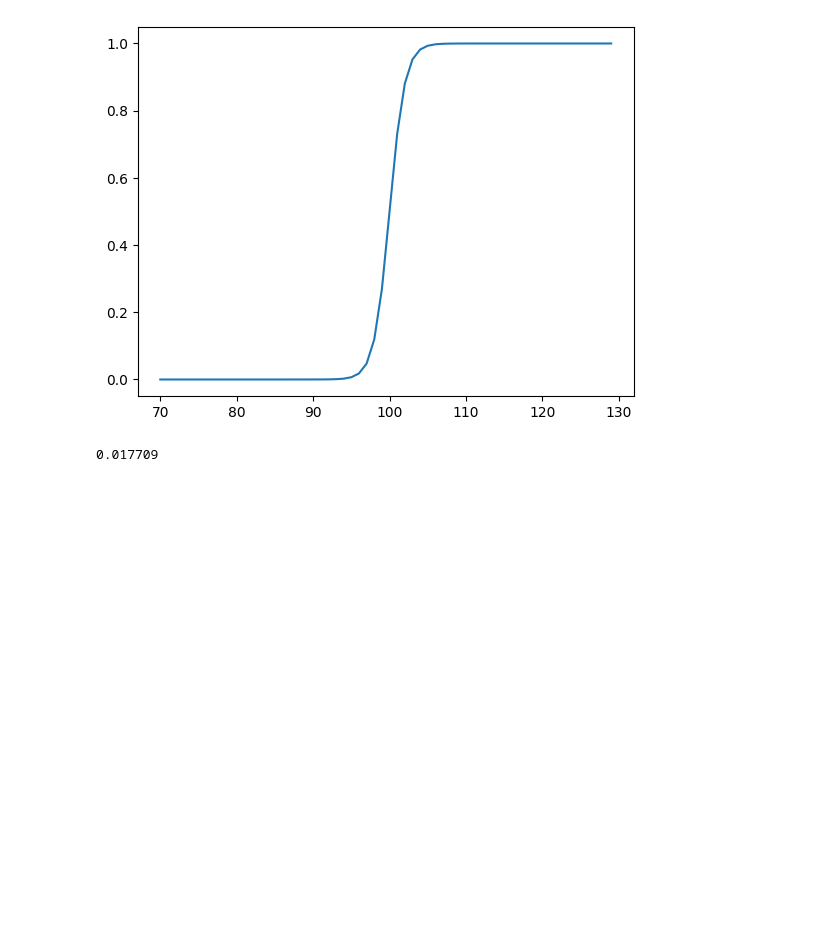
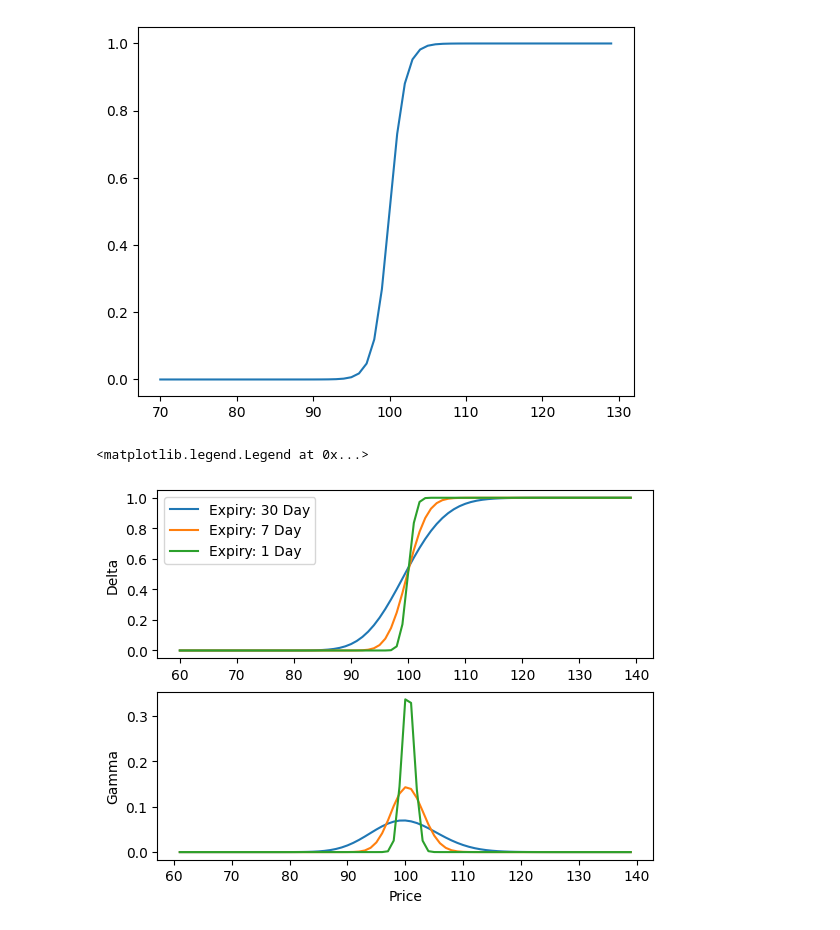
Before and after one commit to varungarg983/quant-trading-research, a Jupyter notebook: Research.ipynb, the cells around one changed output. Cells and saved outputs as stored; diff of their text form; code cells hidden in the pictures; blank space fills up the shorter version.

```diff
--- a/Research.ipynb
+++ b/Research.ipynb
@@ -1443,12 +1443,40 @@ plt.plot(prices, delta_long_call)
 [<matplotlib.lines.Line2D at 0x...>]
 [figure]
 # %%
-# for i in range(100000):
-#     for i in range(50):
+import matplotlib.pyplot as plt
+import numpy as np
+from scipy.stats import norm
+K = 100 # strike price
+S  = np.arange(60, 140) #stock price
+r = 0.05 #risk free rate
+v = 0.20 # Implied volatility
+T1 = 0.083 # Time 1 months
+T2 = 0.0192 # Time 7 Day
+T3 = 0.0027 # Time 1 Day
+d1 = (np.log(S/K) + (r + v**2/2) * T1)/(v*T1**0.5)
+d2 = (np.log(S/K) + (r + v**2/2) * T2)/(v*T2**0.5)
+d3 = (np.log(S/K) + (r + v**2/2) * T3)/(v*T3**0.5)
+delta1 = norm.cdf(d1)
+delta2 = norm.cdf(d2)
+delta3 = norm.cdf(d3)
+gamma1 = np.diff(delta1)
+gamma2 = np.diff(delta2)
+gamma3 = np.diff(delta3)
+fig, ax = plt.subplots(2,1)
+ax[0].plot(S, delta1, label='Expiry: 30 Day')
+ax[0].plot(S, delta2, label='Expiry: 7 Day')
+ax[0].plot(S, delta3, label='Expiry: 1 Day')
 
-#     bulbs = np.random.(50,0.02)
-#     bulbs = bulbs.sort(ascending = False)
-bulbs = np.random.binomial(50, 0.02,size=1000000)
-print((bulbs>3).sum()/1000000)
+
+ax[1].plot(S[1:], gamma1,label='Expiry: 30 Day')
+ax[1].plot(S[1:], gamma2,label='Expiry: 7 Day')
+ax[1].plot(S[1:], gamma3,label='Expiry: 1 Day')
+
+ax[0].set_ylabel('Delta')
+ax[1].set_ylabel('Gamma')
+ax[1].set_xlabel('Price')
+
+ax[0].legend()
 # %% [output]
-0.017709
+<matplotlib.legend.Legend at 0x...>
+[figure, added]
```
Also changed, not shown: parts of 8 cells of this notebook, 4 other files.
